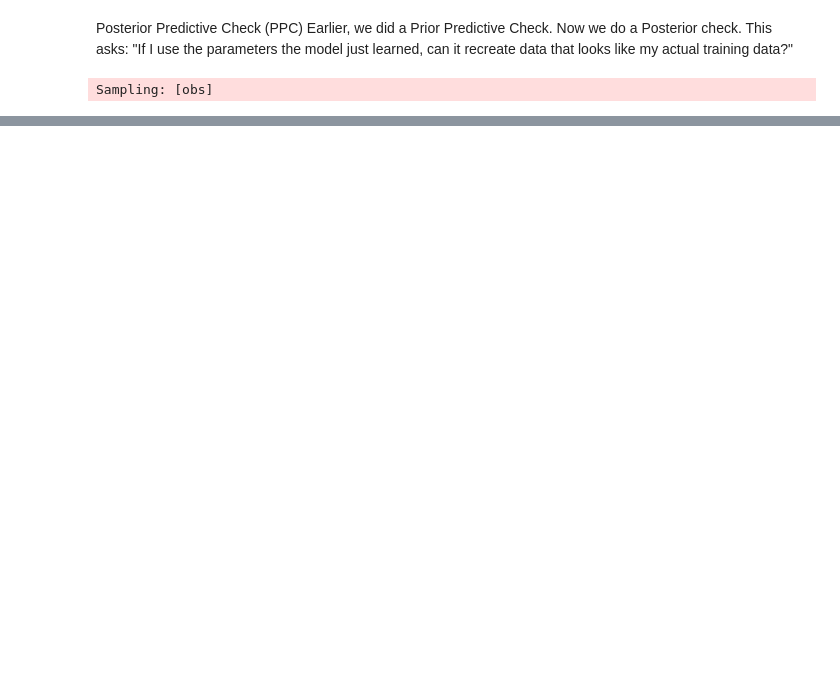
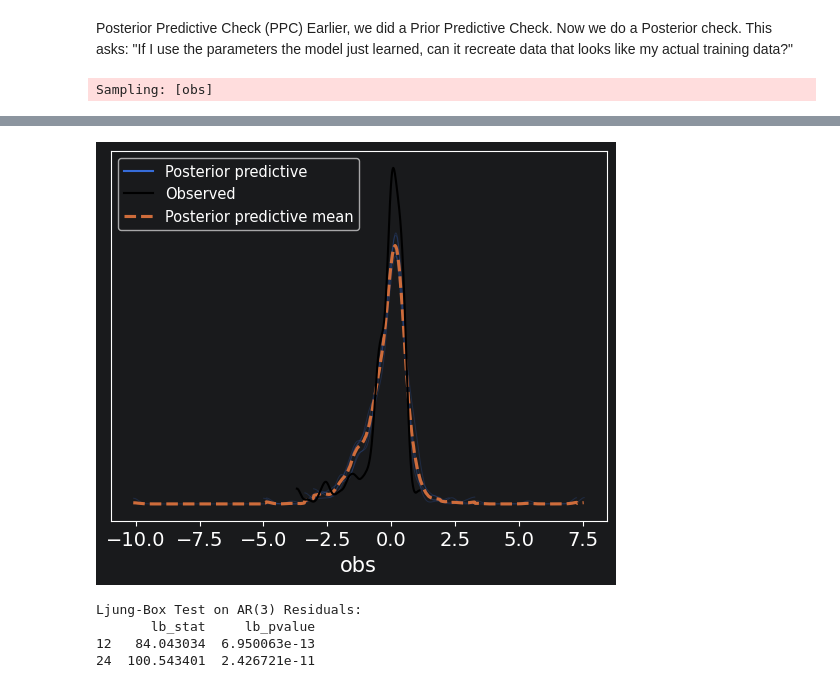
Before and after one commit to alessandro-macchi/bayesian_analysis, a Jupyter notebook: bayesian/arima-ar.ipynb, the cells around one changed output, grey strips where cells are left out. Saved outputs shown, nothing was run; the diff lists cells and outputs as text; code cells hidden in the pictures; blank space fills up the shorter version.

```diff
--- a/bayesian/arima-ar.ipynb
+++ b/bayesian/arima-ar.ipynb
@@ -303,7 +301,7 @@ with informed_ar2_model:
     ppc = pm.sample_posterior_predictive(idata_informed)
 
 # Plot the real data vs. the model's version
-az.plot_ppc(ppc, num_pp_samples=100)
+az.plot_ppc(ppc, num_pp_samples=5)
 plt.show()
 # %% [output]
 Sampling: [obs]
@@ -310,13 +309,27 @@ Sampling: [obs]
+[figure, added]
 # %%
-# Calculate in-sample residuals using posterior means
+# 1. Calculate point estimates (Posterior Means)
 c_pm     = float(post_inf["c"].values.mean())
 phi1_pm  = float(post_inf["phi1"].values.mean())
 phi2_pm  = float(post_inf["phi2"].values.mean())
+phi3_pm  = float(post_inf["phi3"].values.mean())
 sigma_pm = float(post_inf["sigma"].values.mean())
 
-mu_in = c_pm + phi1_pm * y_train_np[1:-1] + phi2_pm * y_train_np[:-2]
-resid_in = y_train_np[2:] - mu_in
+mu_in = (c_pm +
+         phi1_pm * y_train_np[2:-1] +
+         phi2_pm * y_train_np[1:-2] +
+         phi3_pm * y_train_np[0:-3])
 
-# Ljung-Box check
+# 3. Calculate residuals (Actual - Predicted)
+# We align with the target starting at index 3
+resid_in = y_train_np[3:] - mu_in
+
+# 4. Diagnostics: Ljung-Box check
 lb_results = acorr_ljungbox(resid_in, lags=[12, 24], return_df=True)
+print("Ljung-Box Test on AR(3) Residuals:")
 print(lb_results)
+# %% [output]
+Ljung-Box Test on AR(3) Residuals:
+       lb_stat     lb_pvalue
+12   84.043034  6.950063e-13
+24  100.543401  2.426721e-11
```
Also changed, not shown: parts of 11 cells of this notebook.
